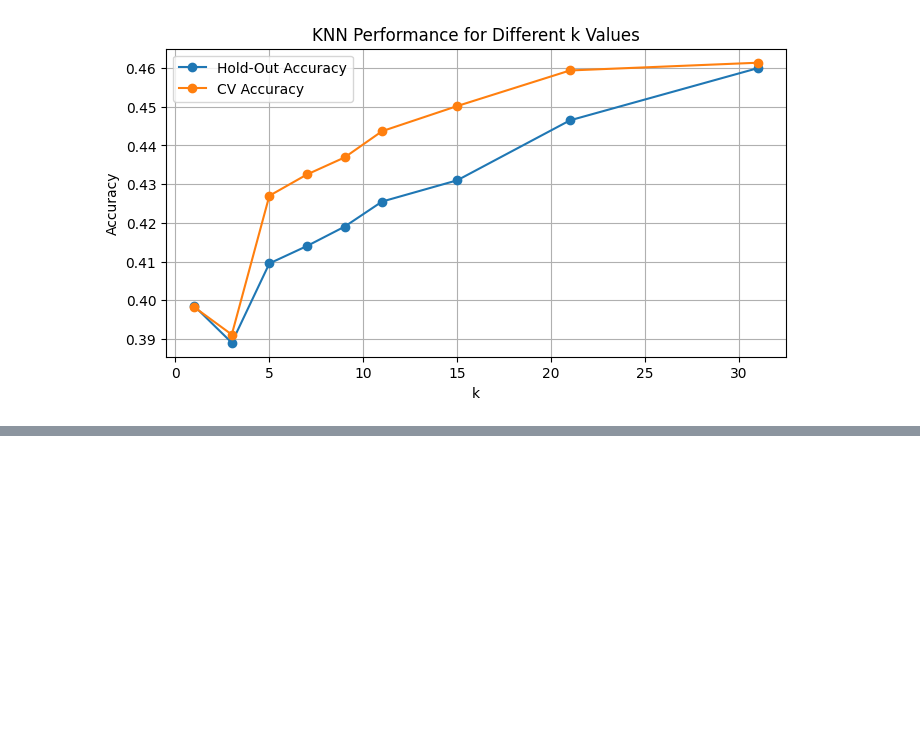
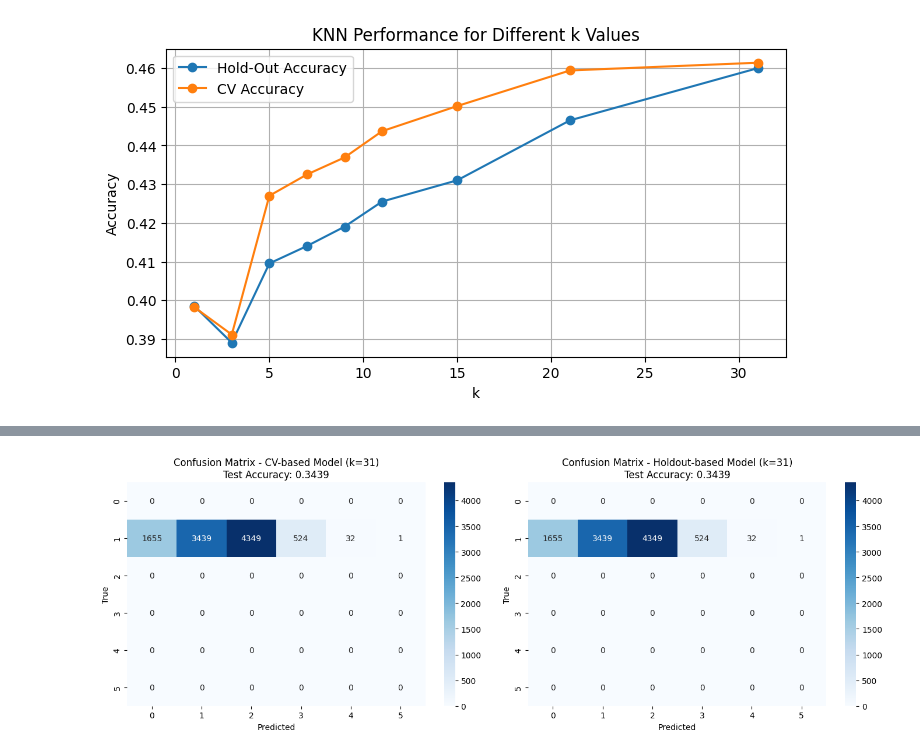
Before and after one commit to emmabachura/Machine-Learning, a Jupyter notebook: src/loan/loan-classification.ipynb, the cells around one changed output, grey strips where cells are left out. Drawn from its saved outputs; the diff is of its cells as text; code cells hidden in the pictures; blank space fills up the shorter version.

Commit message:
Loand & Breast Cancer Classifications

```diff
--- a/src/loan/loan-classification.ipynb
+++ b/src/loan/loan-classification.ipynb
@@ -81,12 +81,3 @@ plt.grid(True)
 plt.show()
 # %% [output]
 [figure]
-# %%
-best_k = res_df.sort_values("cv_acc", ascending=False).iloc[0]["k"]
-model_best = KNeighborsClassifier(n_neighbors=int(best_k))
-model_best.fit(X_train, y_train)
-
-y_pred = model_best.predict(X_train)
-
-print("Classification Report:")
-print(classification_report(y_train, y_pred))
@@ -118,0 +86,69 @@ plt.show()
+# %%
+import seaborn as sns
+import numpy as np
+
+# Select best k based on CV accuracy
+best_k_cv = int(res_df.sort_values("cv_acc", ascending=False).iloc[0]["k"])
+print(f"Best k based on CV accuracy: {best_k_cv}")
+
+# Select best k based on Holdout accuracy
+best_k_holdout = int(res_df.sort_values("holdout_acc", ascending=False).iloc[0]["k"])
+print(f"Best k based on Holdout accuracy: {best_k_holdout}\n")
+
+# Train models with best k values on full training set
+model_cv = KNeighborsClassifier(n_neighbors=best_k_cv)
+model_cv.fit(X_train, y_train)
+
+model_holdout = KNeighborsClassifier(n_neighbors=best_k_holdout)
+model_holdout.fit(X_train, y_train)
+
+# Make predictions on test set
+y_test_pred_cv = model_cv.predict(X_test)
+y_test_pred_holdout = model_holdout.predict(X_test)
+
+# Get true labels from solution dataset
+y_test_true = sol_df[target_col]
+
+# Calculate accuracies
+test_acc_cv = accuracy_score(y_test_true, y_test_pred_cv)
+test_acc_holdout = accuracy_score(y_test_true, y_test_pred_holdout)
+
+print("=" * 60)
+print("TEST SET RESULTS")
+print("=" * 60)
+print(f"\nBest k (CV): {best_k_cv}")
+print(f"Test Accuracy (CV-based model): {test_acc_cv:.4f}")
+print(f"\nBest k (Holdout): {best_k_holdout}")
+print(f"Test Accuracy (Holdout-based model): {test_acc_holdout:.4f}")
+
+# Classification reports
+print("\n" + "=" * 60)
+print("CLASSIFICATION REPORT - CV-based Model")
+print("=" * 60)
+print(classification_report(y_test_true, y_test_pred_cv))
+
+print("\n" + "=" * 60)
+print("CLASSIFICATION REPORT - Holdout-based Model")
+print("=" * 60)
+print(classification_report(y_test_true, y_test_pred_holdout))
+
+# Confusion matrices
+cm_cv = confusion_matrix(y_test_true, y_test_pred_cv)
+cm_holdout = confusion_matrix(y_test_true, y_test_pred_holdout)
+
+# Visualize confusion matrices
+fig, axes = plt.subplots(1, 2, figsize=(14, 5))
+
+sns.heatmap(cm_cv, annot=True, fmt="d", cmap="Blues", ax=axes[0])
+axes[0].set_title(f"Confusion Matrix - CV-based Model (k={best_k_cv})\nTest Accuracy: {test_acc_cv:.4f}")
+axes[0].set_xlabel("Predicted")
+axes[0].set_ylabel("True")
+
+sns.heatmap(cm_holdout, annot=True, fmt="d", cmap="Blues", ax=axes[1])
+axes[1].set_title(f"Confusion Matrix - Holdout-based Model (k={best_k_holdout})\nTest Accuracy: {test_acc_holdout:.4f}")
+axes[1].set_xlabel("Predicted")
+axes[1].set_ylabel("True")
+
+plt.tight_layout()
+plt.show()
+# %% [output]
@@ -119 +172,2 @@ plt.show()
+[figure, added]
 # %% [markdown]
```
Also changed, not shown: parts of 18 cells of this notebook, 2 other files.
